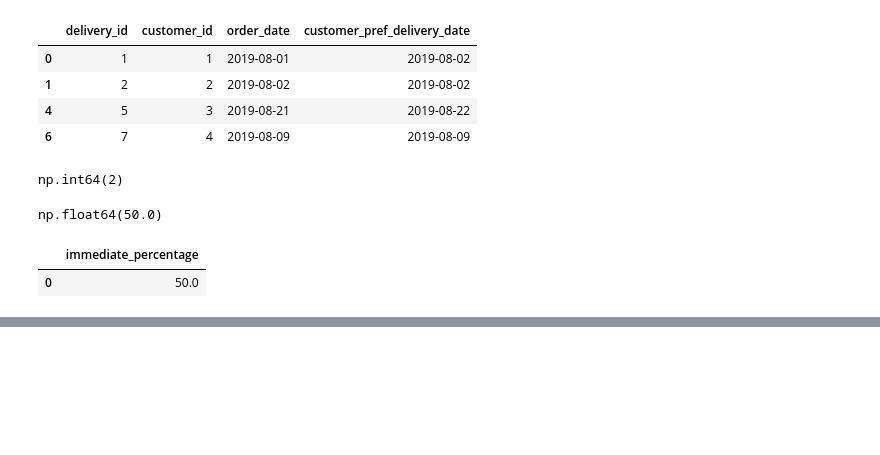
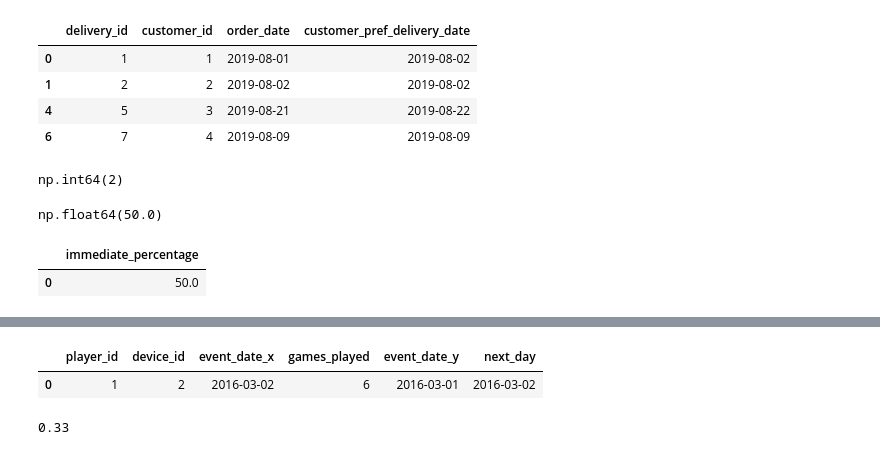
Before and after one commit to Swap-20/Leetcode-Pandas, a Jupyter notebook: Leetcode_Pandas.ipynb, the cells around one changed output, grey strips where cells are left out. Drawn from its saved outputs; the diff is of its cells as text; code cells hidden in the pictures; blank space fills up the shorter version.

```diff
--- a/Leetcode_Pandas.ipynb
+++ b/Leetcode_Pandas.ipynb
@@ -2404,0 +2438,11 @@ result
+# %%
+merged = pd.merge(df, first_login, left_on = ['player_id','event_date'], right_on=['player_id','next_day'])
+merged
+# %% [output]
+|  | player_id | device_id | event_date_x | games_played | event_date_y | next_day |
+| 0 | 1 | 2 | 2016-03-02 | 6 | 2016-03-01 | 2016-03-02 |
+# %%
+fraction = round(len(merged['player_id'].unique()) / len(first_login) ,2)
+fraction
+# %% [output]
+0.33
```
Also changed, not shown: parts of 4 cells of this notebook.
